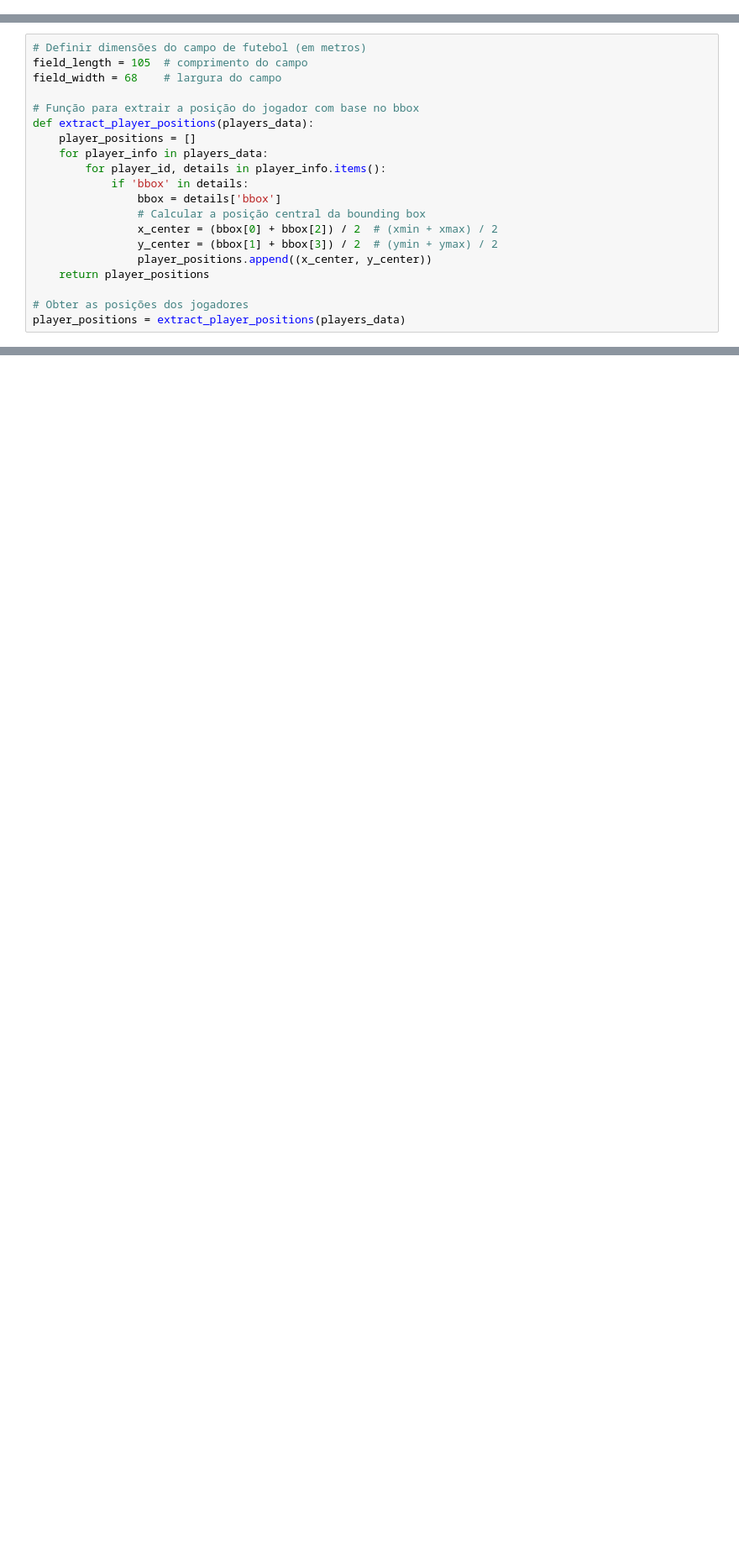
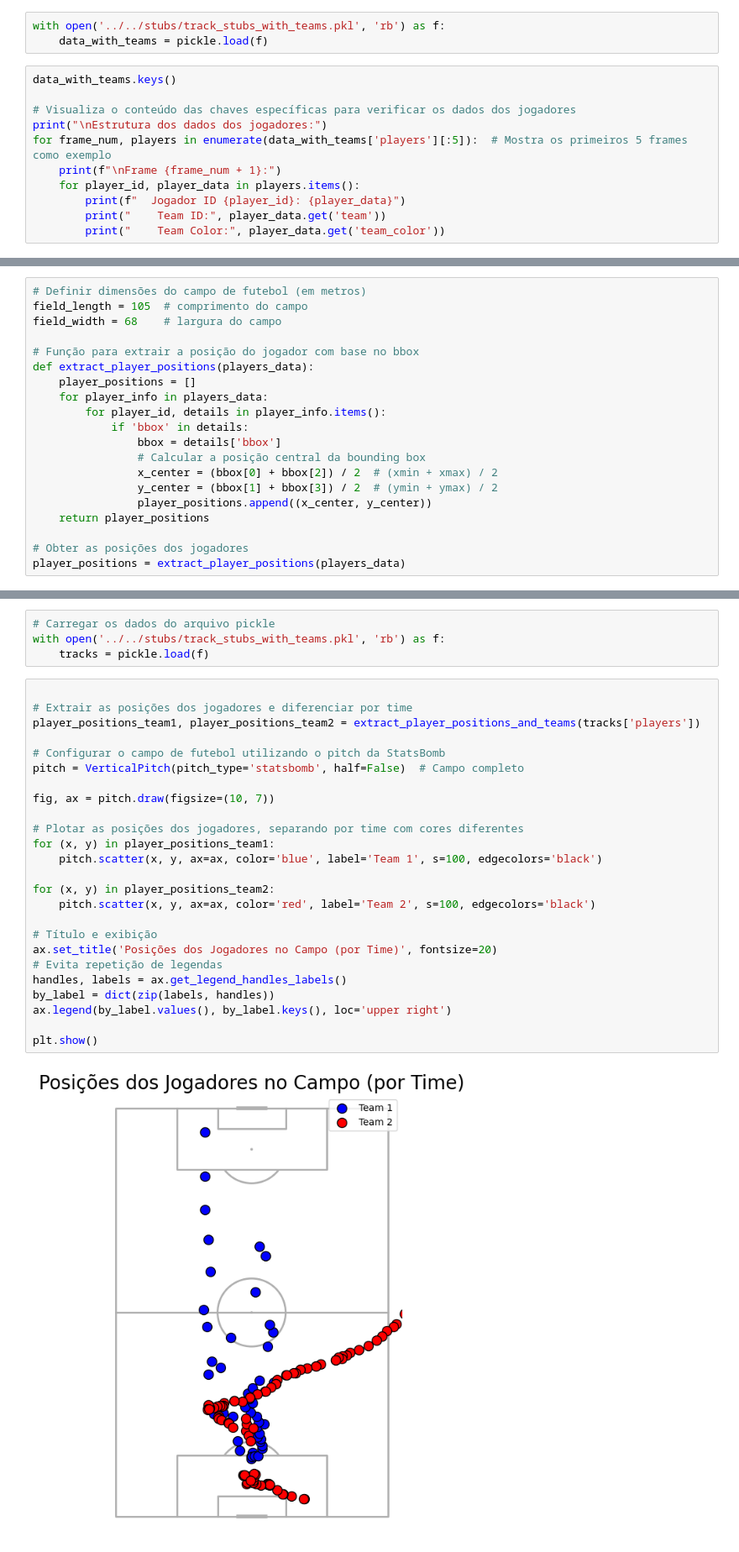
Before and after one commit to nycolasdiaas/football-analysis, a Jupyter notebook: discovery/notebooks/position_mapping_players.ipynb, the cells around one changed output, grey strips where cells are left out. Shown at 84% size. Saved outputs shown, nothing was run; the diff lists cells and outputs as text; blank space fills up the shorter version.

```diff
--- a/discovery/notebooks/position_mapping_players.ipynb
+++ b/discovery/notebooks/position_mapping_players.ipynb
@@ -8,3 +10,17 @@ os.getcwd()
 # %%
 with open('../../stubs/track_stubs.pkl', 'rb') as f:
     data = pickle.load(f)
+# %%
+with open('../../stubs/track_stubs_with_teams.pkl', 'rb') as f:
+    data_with_teams = pickle.load(f)
+# %%
+data_with_teams.keys()
+
+# Visualiza o conteúdo das chaves específicas para verificar os dados dos jogadores
+print("\nEstrutura dos dados dos jogadores:")
+for frame_num, players in enumerate(data_with_teams['players'][:5]):  # Mostra os primeiros 5 frames como exemplo
+    print(f"\nFrame {frame_num + 1}:")
+    for player_id, player_data in players.items():
+        print(f"  Jogador ID {player_id}: {player_data}")
+        print("    Team ID:", player_data.get('team'))
+        print("    Team Color:", player_data.get('team_color'))
@@ -166,0 +229,31 @@ plt.show()
+# %%
+# Carregar os dados do arquivo pickle
+with open('../../stubs/track_stubs_with_teams.pkl', 'rb') as f:
+    tracks = pickle.load(f)
+# %%
+
+# Extrair as posições dos jogadores e diferenciar por time
+player_positions_team1, player_positions_team2 = extract_player_positions_and_teams(tracks['players'])
+
+# Configurar o campo de futebol utilizando o pitch da StatsBomb
+pitch = VerticalPitch(pitch_type='statsbomb', half=False)  # Campo completo
+
+fig, ax = pitch.draw(figsize=(10, 7))
+
+# Plotar as posições dos jogadores, separando por time com cores diferentes
+for (x, y) in player_positions_team1:
+    pitch.scatter(x, y, ax=ax, color='blue', label='Team 1', s=100, edgecolors='black')
+
+for (x, y) in player_positions_team2:
+    pitch.scatter(x, y, ax=ax, color='red', label='Team 2', s=100, edgecolors='black')
+
+# Título e exibição
+ax.set_title('Posições dos Jogadores no Campo (por Time)', fontsize=20)
+# Evita repetição de legendas
+handles, labels = ax.get_legend_handles_labels()
+by_label = dict(zip(labels, handles))
+ax.legend(by_label.values(), by_label.keys(), loc='upper right')
+
+plt.show()
+# %% [output]
+[figure, added]
```
Also changed, not shown: parts of 31 cells of this notebook, 4 other files.
